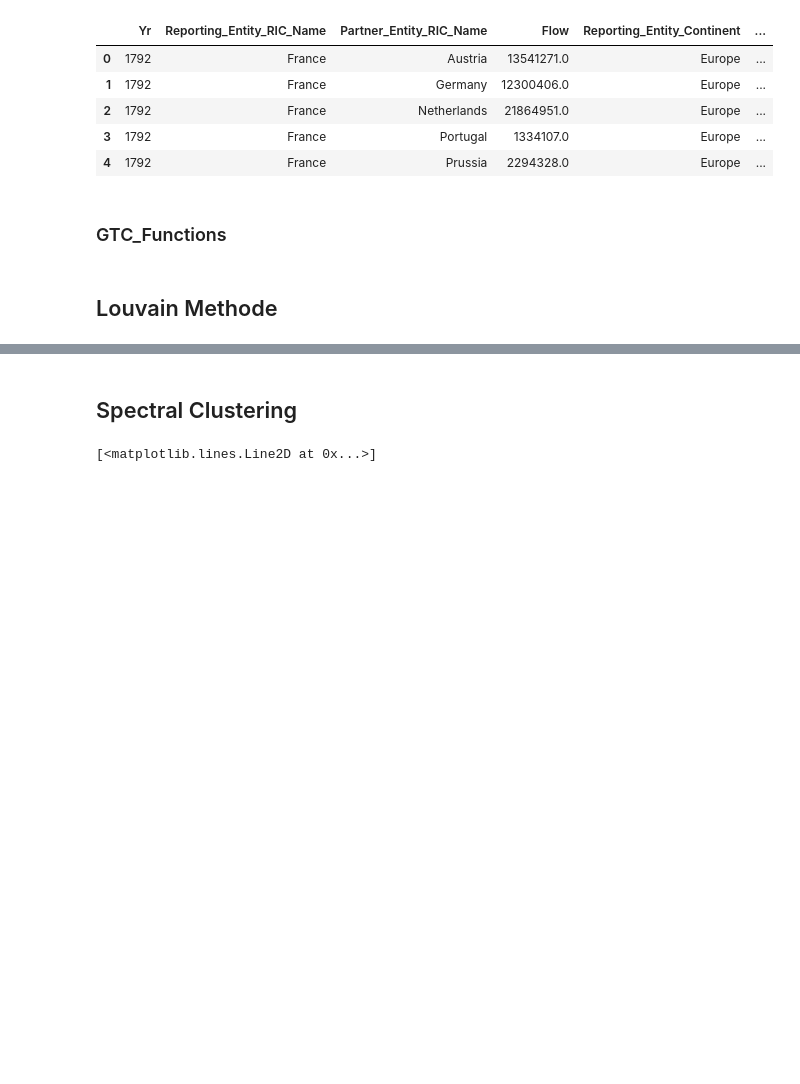
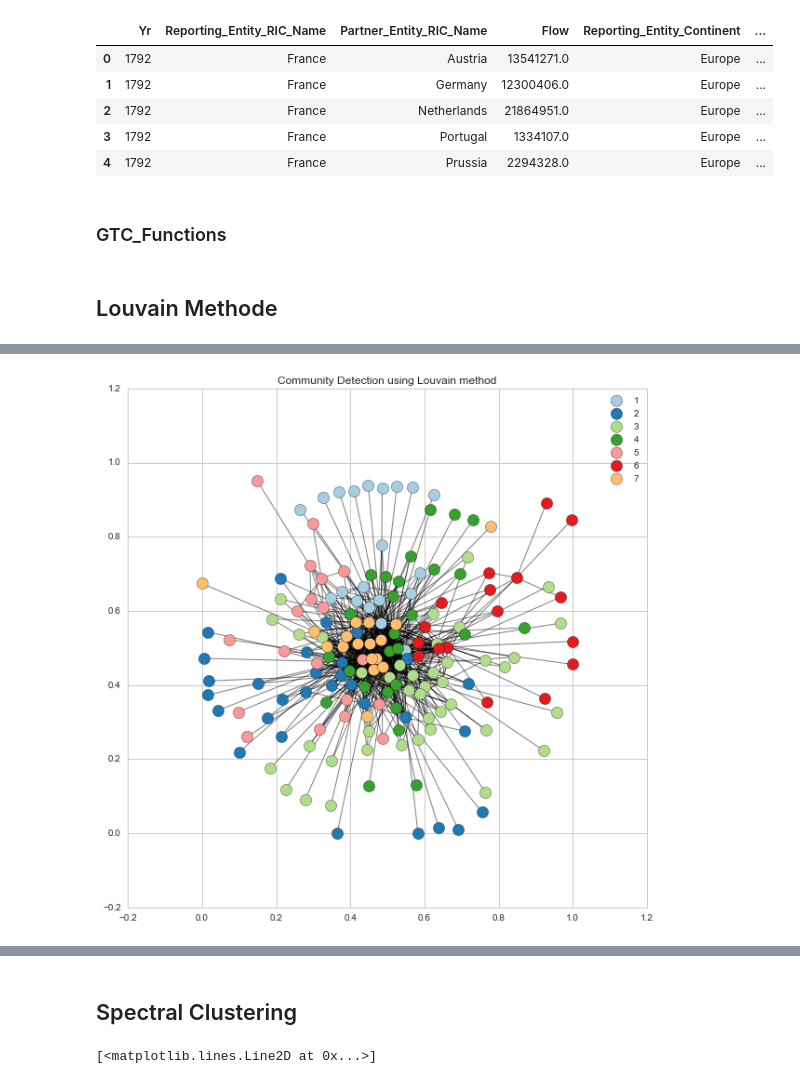
Before and after one commit to mydu/bilateral-vis, a Jupyter notebook: data-processing.ipynb, the cells around one changed output, grey strips where cells are left out. Drawn from its saved outputs; the diff is of its cells as text; code cells hidden in the pictures; blank space fills up the shorter version.

```diff
--- a/data-processing.ipynb
+++ b/data-processing.ipynb
@@ -117,0 +232,4 @@ plt.show()
+# %%
+draw_community(dict_predict_louvain,"Louvain")
+# %% [output]
+[figure, added]
```
Also changed, not shown: parts of 84 cells of this notebook.
